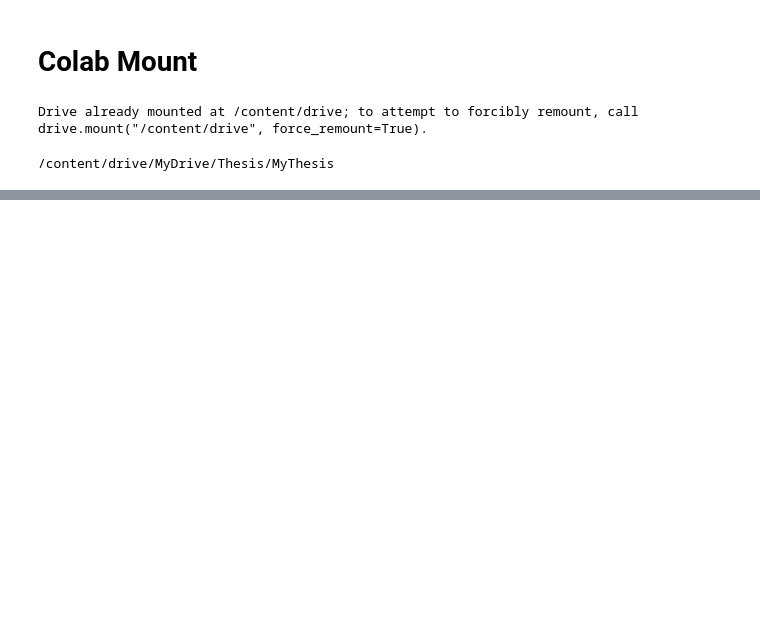
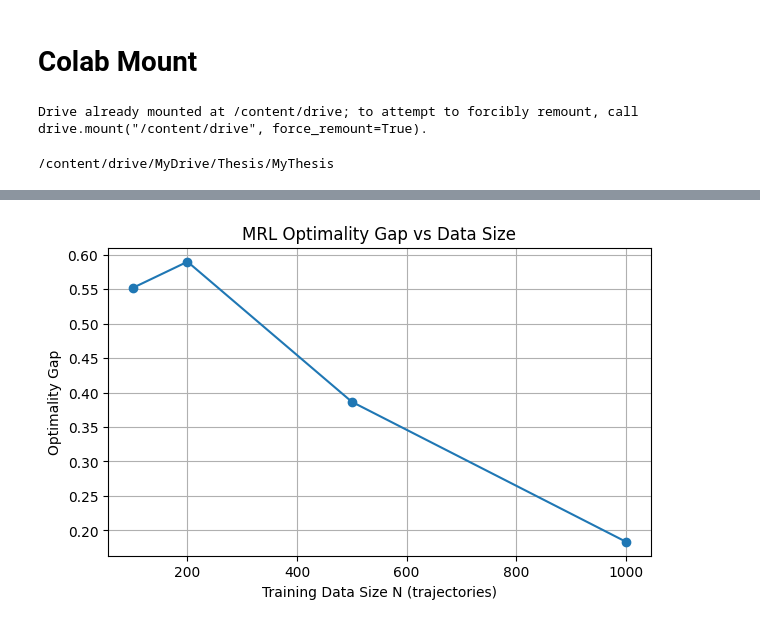
Before and after one commit to yining-wu10/Thesis, a Jupyter notebook: Experiment1.ipynb, the cells around one changed output, grey strips where cells are left out. Cells and saved outputs as stored; diff of their text form; code cells hidden in the pictures; blank space fills up the shorter version.

```diff
--- a/Experiment1.ipynb
+++ b/Experiment1.ipynb
@@ -552,0 +1325,28 @@ print(inspect.getsource(m.create_PR_stochastic))
+# %%
+true_pi_dg = true_pi[:720]   # 去掉 sink node
+
+gaps = value_diff(
+    models=models,
+    baseline_pi=true_pi_dg,
+    num_states=720,
+    num_iters=5000,          # 每个 policy rollout 评估1000条轨迹
+    max_num_steps=20,
+    idx_type="obs",
+    diabetic_idx=0,
+    gamma=0.99,
+    min_action_obs=1,
+    epsilon=1e-4,
+    p_diabetes=0.2,
+    use_median=False,
+    use_tqdm=True,
+)
+
+plt.figure(figsize=(7, 4))
+plt.plot(Ns, gaps, marker="o")
+plt.xlabel("Training Data Size N (trajectories)")
+plt.ylabel("Optimality Gap")
+plt.title("MRL Optimality Gap vs Data Size")
+plt.grid(True)
+plt.show()
+# %% [output]
+[figure, added]
```
Also changed, not shown: parts of 124 cells of this notebook, 1 other file.
